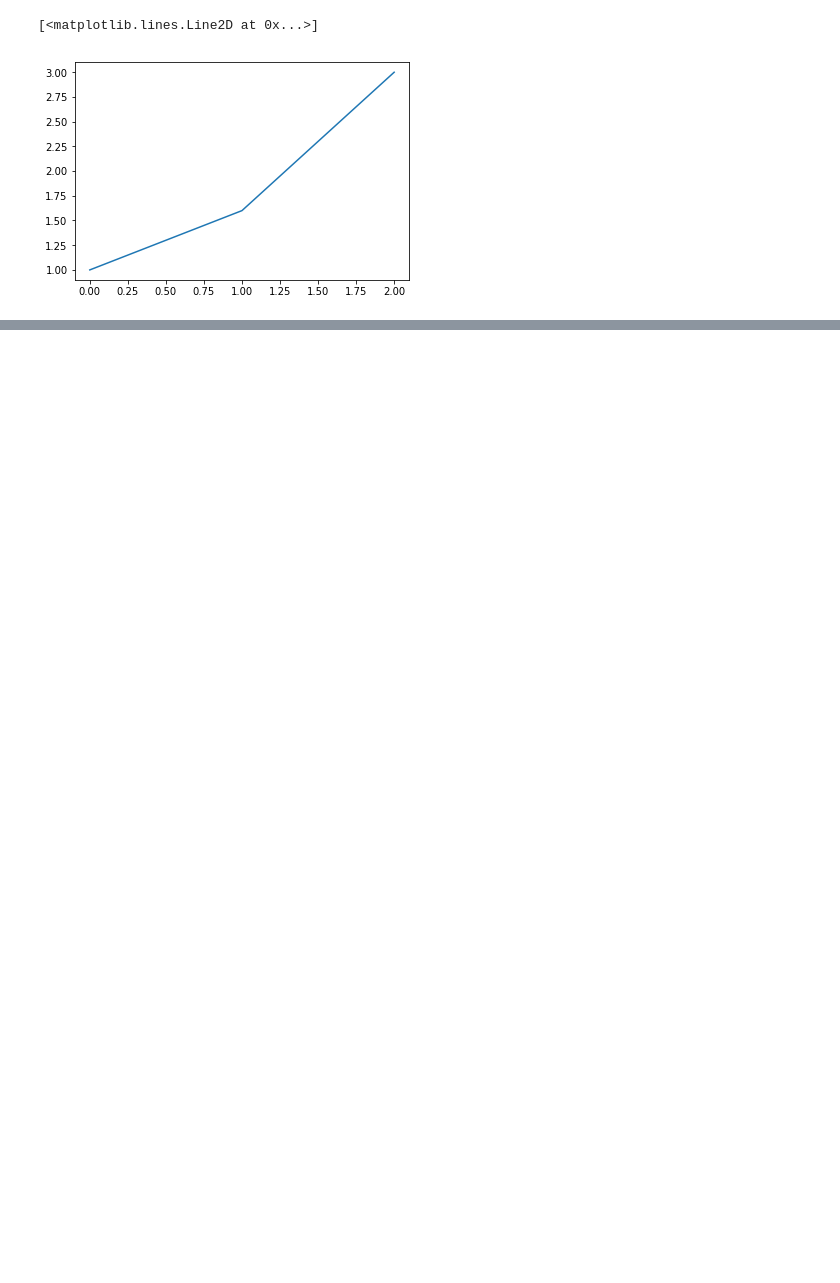
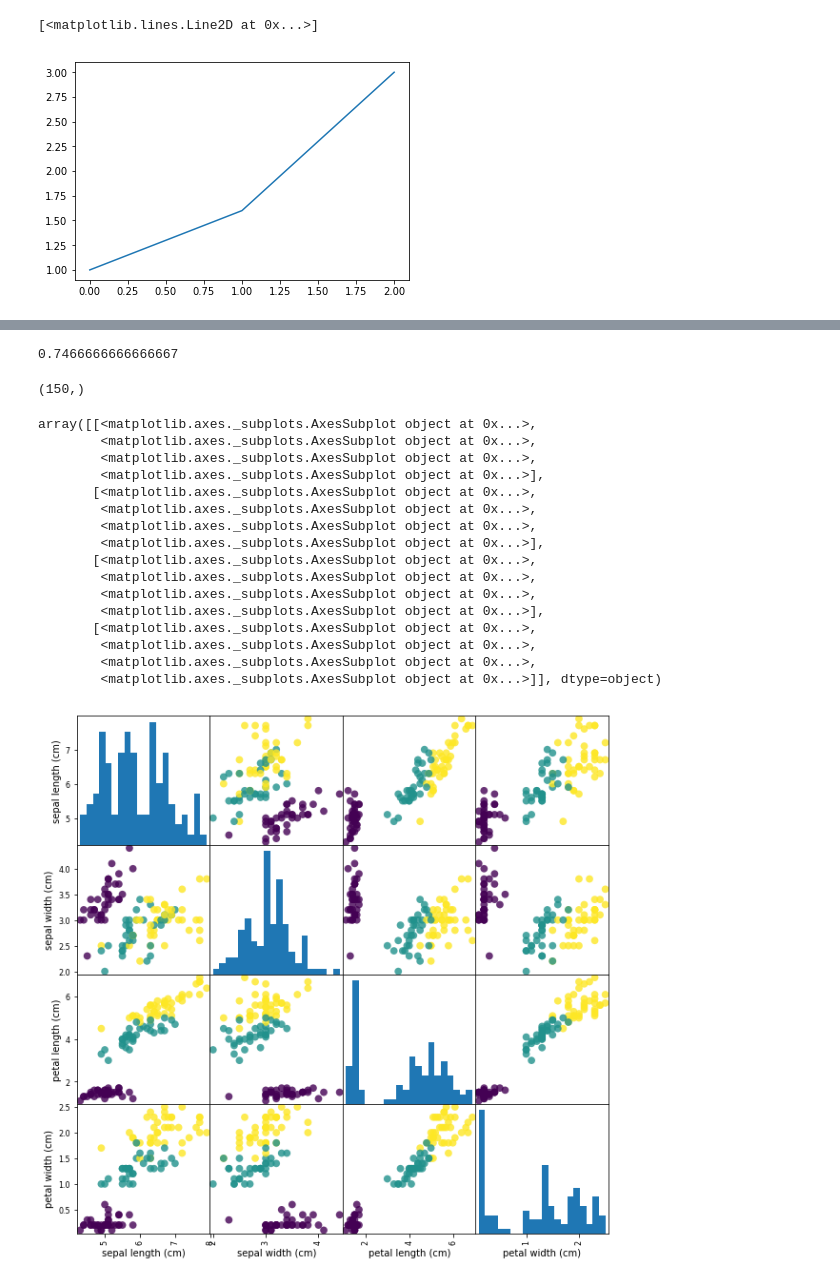
Before and after one commit to liweinan/machine-learning-practices, a Jupyter notebook: sandbox.ipynb, the cells around one changed output, grey strips where cells are left out. Drawn from its saved outputs; the diff is of its cells as text; code cells hidden in the pictures; blank space fills up the shorter version.

```diff
--- a/sandbox.ipynb
+++ b/sandbox.ipynb
@@ -7,0 +22,2 @@ plt.plot([1,1.6,3])
+# %%
+iris_dataset = load_iris()
@@ -7,0 +74,2 @@ plt.plot([1,1.6,3])
+# %%
+X_train, X_test, y_train, y_test = train_test_split(iris_dataset['data'], iris_dataset['target'], random_state=0)
@@ -7,0 +84,8 @@ plt.plot([1,1.6,3])
+# %%
+112/150
+# %% [output]
+0.7466666666666667
+# %%
+iris_dataset['target'].shape
+# %% [output]
+(150,)
@@ -7,0 +96,22 @@ plt.plot([1,1.6,3])
+# %%
+iris_dataframe = pd.DataFrame(X_train, columns=iris_dataset.feature_names)
+# %%
+pd.plotting.scatter_matrix(iris_dataframe, c=y_train, figsize=(10,10), marker='o', hist_kwds={'bins': 20}, s=60, alpha=.8)
+# %% [output]
+array([[<matplotlib.axes._subplots.AxesSubplot object at 0x...>,
+        <matplotlib.axes._subplots.AxesSubplot object at 0x...>,
+        <matplotlib.axes._subplots.AxesSubplot object at 0x...>,
+        <matplotlib.axes._subplots.AxesSubplot object at 0x...>],
+       [<matplotlib.axes._subplots.AxesSubplot object at 0x...>,
+        <matplotlib.axes._subplots.AxesSubplot object at 0x...>,
+        <matplotlib.axes._subplots.AxesSubplot object at 0x...>,
+        <matplotlib.axes._subplots.AxesSubplot object at 0x...>],
+       [<matplotlib.axes._subplots.AxesSubplot object at 0x...>,
+        <matplotlib.axes._subplots.AxesSubplot object at 0x...>,
+        <matplotlib.axes._subplots.AxesSubplot object at 0x...>,
+        <matplotlib.axes._subplots.AxesSubplot object at 0x...>],
+       [<matplotlib.axes._subplots.AxesSubplot object at 0x...>,
+        <matplotlib.axes._subplots.AxesSubplot object at 0x...>,
+        <matplotlib.axes._subplots.AxesSubplot object at 0x...>,
+        <matplotlib.axes._subplots.AxesSubplot object at 0x...>]], dtype=object)
+[figure, added]
```
Also changed, not shown: parts of 32 cells of this notebook, 2 other files.
